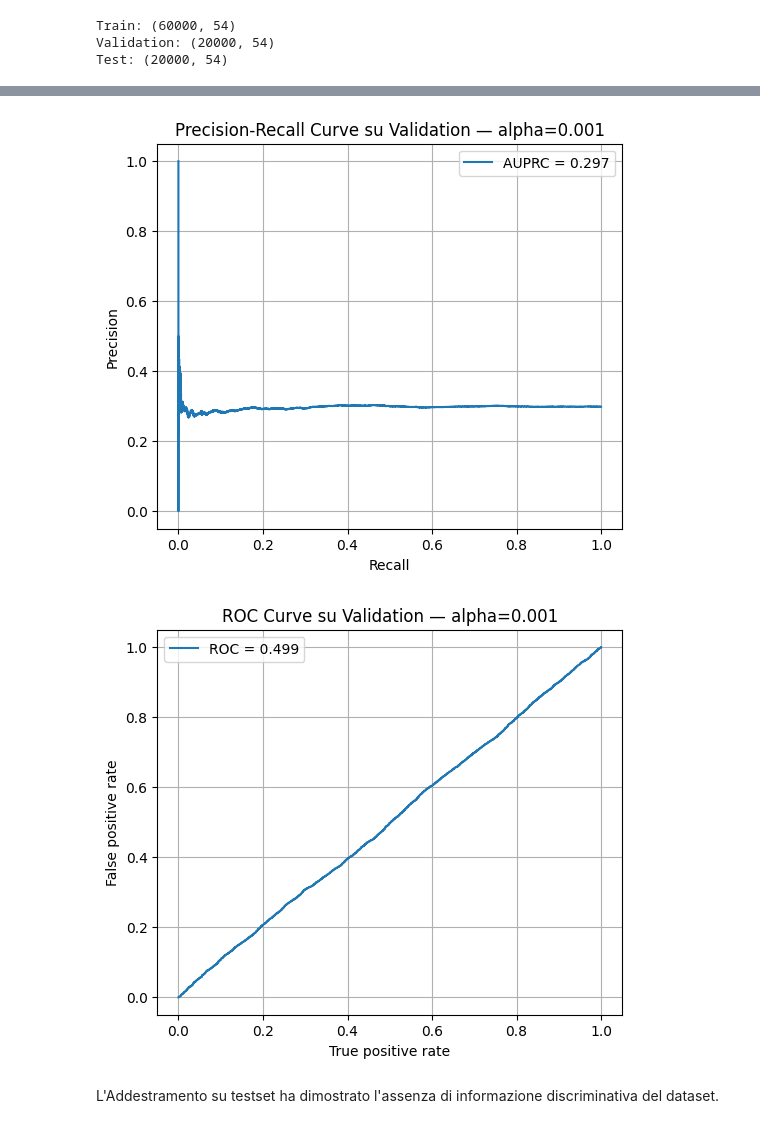
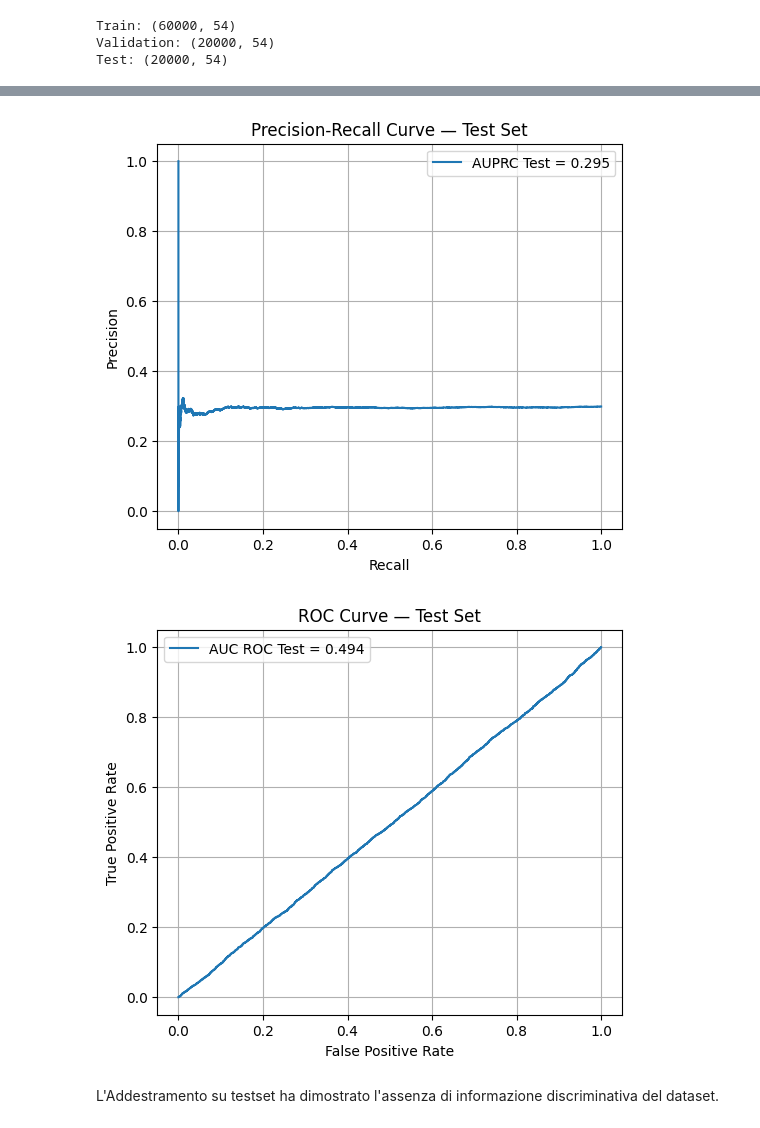
Before and after one commit to ArmandoPalermo/EDA_health_lifestyle_classification, a Jupyter notebook: EDA_Health_Lifestyle_Classification.ipynb, the cells around one changed output, grey strips where cells are left out. Drawn from its saved outputs; the diff is of its cells as text; code cells hidden in the pictures.

```diff
--- a/EDA_Health_Lifestyle_Classification.ipynb
+++ b/EDA_Health_Lifestyle_Classification.ipynb
@@ -347,25 +344,28 @@ X_test_scaled  = scaler.transform(X_test)
 # %%
 # Addestramento Logistic Regression tramite GridSearchCV
-models = {}
 
+
+pipeline_lr = Pipeline([
+    ('scaler', MinMaxScaler()),
+    ('logreg', LogisticRegression(max_iter=2000))
+])
 #Griglia di parametrei per l adddestramento
 param_grid = {
-    'C': [0.001, 0.01, 0.1, 1, 10, 100],
-    'solver': ['lbfgs'],
-    'class_weight': ['balanced']
+    'logreg__C': [0.001, 0.01, 0.1, 1, 10, 100],
+    'logreg__solver': ['lbfgs'],
+    'logreg__class_weight': ['balanced']
 }
 
 grid = GridSearchCV(
-    LogisticRegression(max_iter=2000),
-    param_grid,
+    estimator=pipeline_lr,
+    param_grid=param_grid,
     scoring='average_precision',
     cv=5,
     n_jobs=-1
 )
 
-grid.fit(X_train_scaled, y_train)
+grid.fit(X_train, y_train)
 
-# Print della configurazione ottima
 best_logreg = grid.best_estimator_
 print(grid.best_params_)
 # %% [output]
@@ -561,49 +732,43 @@ print(y_proba[:20])
 # %%
-#Valutazione modello su test set
-# Modello scelto LOGISTIC REgression per una questione puramente legata allo scneario clinico
+
+#Ricostruzione di tutto il dataset di training -- train + validation
 X_train_full = np.vstack([X_train, X_val])
 y_train_full = np.concatenate([y_train, y_val])
 
-#Normalizzazione dei dataset sui nuovi dati
-scaler = MinMaxScaler()
+#Miglior modello log reg in quanto minimizza i falsi negativi
+best_model = best_logreg
+best_model.fit(X_train_full, y_train_full)
 
-X_train_full_scaled = scaler.fit_transform(X_train_full)
-X_test_scaled        = scaler.transform(X_test)
+#Calcolo delle probabilita e delle etichette stimate per Metriche su testset
+probs_test = best_model.predict_proba(X_test)[:, 1]
+y_hat = (probs_test >= best_threshold).astype(int)
 
-
-# Inizializzo i pesi
-W = np.zeros(X_train_full_scaled.shape[1])
-
-max_iter = 3000
-for _ in range(max_iter):
-    grad = log_reg.vectorized_gradient(W, X_train_full_scaled, y_train_full)
-    W = W - best_alpha * grad
-
-probs_val = log_reg.sigmoid(X_test_scaled @ W)
-
-y_hat = (probs_val >= best_threshold).astype(int)
-
-print(f"\n--- Soglia = {best_threshold} ---")
 cm = confusion_matrix(y_test, y_hat)
 print(f"TP: {cm[1,1]}, FP: {cm[0,1]}")
 print(f"FN: {cm[1,0]}, TN: {cm[0,0]}")
+print("\nClassification Report:")
+print(classification_report(y_test, y_hat))
 
-# Plot PR curve
+precision_test, recall_test, _ = precision_recall_curve(y_test, probs_test)
+auprc_test = auc(recall_test, precision_test)
+
 plt.figure(figsize=(6,5))
-plt.plot(recall, precision, label=f'AUPRC = {auprc:.3f}')
+plt.plot(recall_test, precision_test, label=f'AUPRC Test = {auprc_test:.3f}')
 plt.xlabel('Recall')
 plt.ylabel('Precision')
-plt.title(f'Precision-Recall Curve su Validation — alpha={alpha}')
+plt.title('Precision-Recall Curve — Test Set')
 plt.legend()
 plt.grid(True)
 plt.show()
 
-#ROC PLOT
+fpr_test, tpr_test, _ = roc_curve(y_test, probs_test)
+auc_roc_test = auc(fpr_test, tpr_test)
+
 plt.figure(figsize=(6,5))
-plt.plot(tpr, fpr, label=f'ROC = {auc_roc:.3f}')
-plt.xlabel('True positive rate')
-plt.ylabel('False positive rate')
-plt.title(f'ROC Curve su Validation — alpha={alpha}')
+plt.plot(fpr_test, tpr_test, label=f'AUC ROC Test = {auc_roc_test:.3f}')
+plt.xlabel('False Positive Rate')
+plt.ylabel('True Positive Rate')
+plt.title('ROC Curve — Test Set')
 plt.legend()
 plt.grid(True)
 plt.show()
@@ -614,5 +788,5 @@ FN: 0, TN: 0
-[figure, old version]
+[figure, new version]
-[figure, old version]
+[figure, new version]
 # %% [markdown]
 L'Addestramento su testset ha dimostrato l'assenza di informazione discriminativa del dataset.
 # %%
```
Also changed, not shown: parts of 16 cells of this notebook.
